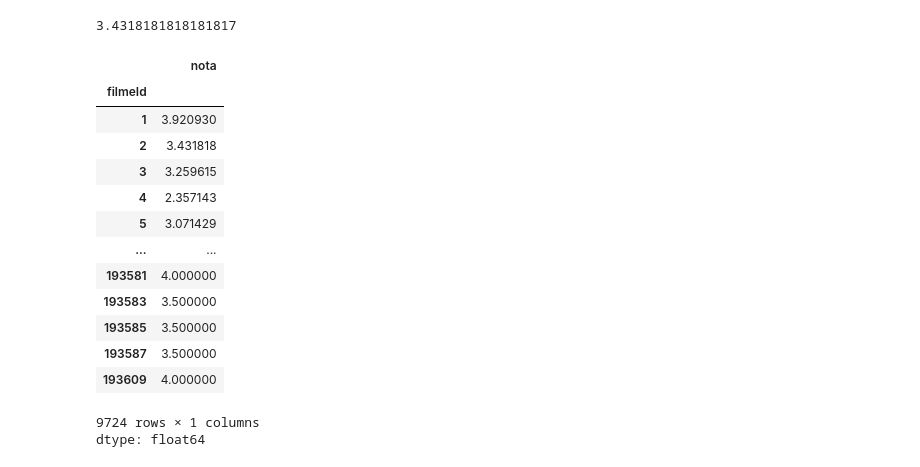
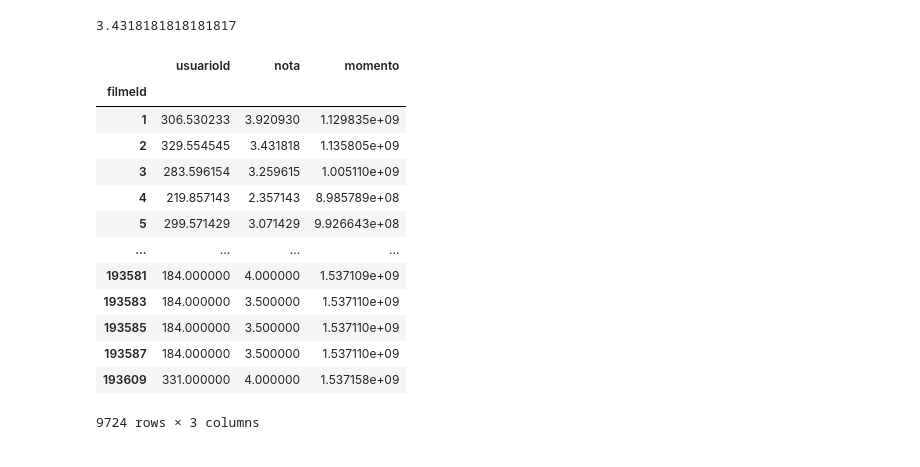
Before and after one commit to DeniseYuki/-Data-Science-analise-e-visualiza-o-de-dado, a Jupyter notebook: Introdução_a_Data_Science.ipynb, the cells around one changed output. Cells and saved outputs as stored; diff of their text form; code cells hidden in the pictures.

```diff
--- a/Introdução_a_Data_Science.ipynb
+++ b/Introdução_a_Data_Science.ipynb
@@ -119,20 +119,19 @@ notas.query("filmeId==2").nota.mean()
 # %% [output]
 3.4318181818181817
 # %%
-notas.groupby("filmeId").nota.mean()
+notas.groupby("filmeId").mean()
 # %% [output]
-|  | nota |
-| filmeId |  |
-| 1 | 3.920930 |
-| 2 | 3.431818 |
-| 3 | 3.259615 |
-| 4 | 2.357143 |
-| 5 | 3.071429 |
-| ... | ... |
-| 193581 | 4.000000 |
-| 193583 | 3.500000 |
-| 193585 | 3.500000 |
-| 193587 | 3.500000 |
-| 193609 | 4.000000 |
+|  | usuarioId | nota | momento |
+| filmeId |  |  |  |
+| 1 | 306.530233 | 3.920930 | 1.129835e+09 |
+| 2 | 329.554545 | 3.431818 | 1.135805e+09 |
+| 3 | 283.596154 | 3.259615 | 1.005110e+09 |
+| 4 | 219.857143 | 2.357143 | 8.985789e+08 |
+| 5 | 299.571429 | 3.071429 | 9.926643e+08 |
+| ... | ... | ... | ... |
+| 193581 | 184.000000 | 4.000000 | 1.537109e+09 |
+| 193583 | 184.000000 | 3.500000 | 1.537110e+09 |
+| 193585 | 184.000000 | 3.500000 | 1.537110e+09 |
+| 193587 | 184.000000 | 3.500000 | 1.537110e+09 |
+| 193609 | 331.000000 | 4.000000 | 1.537158e+09 |
-9724 rows × 1 columns
-dtype: float64
+9724 rows × 3 columns
```
